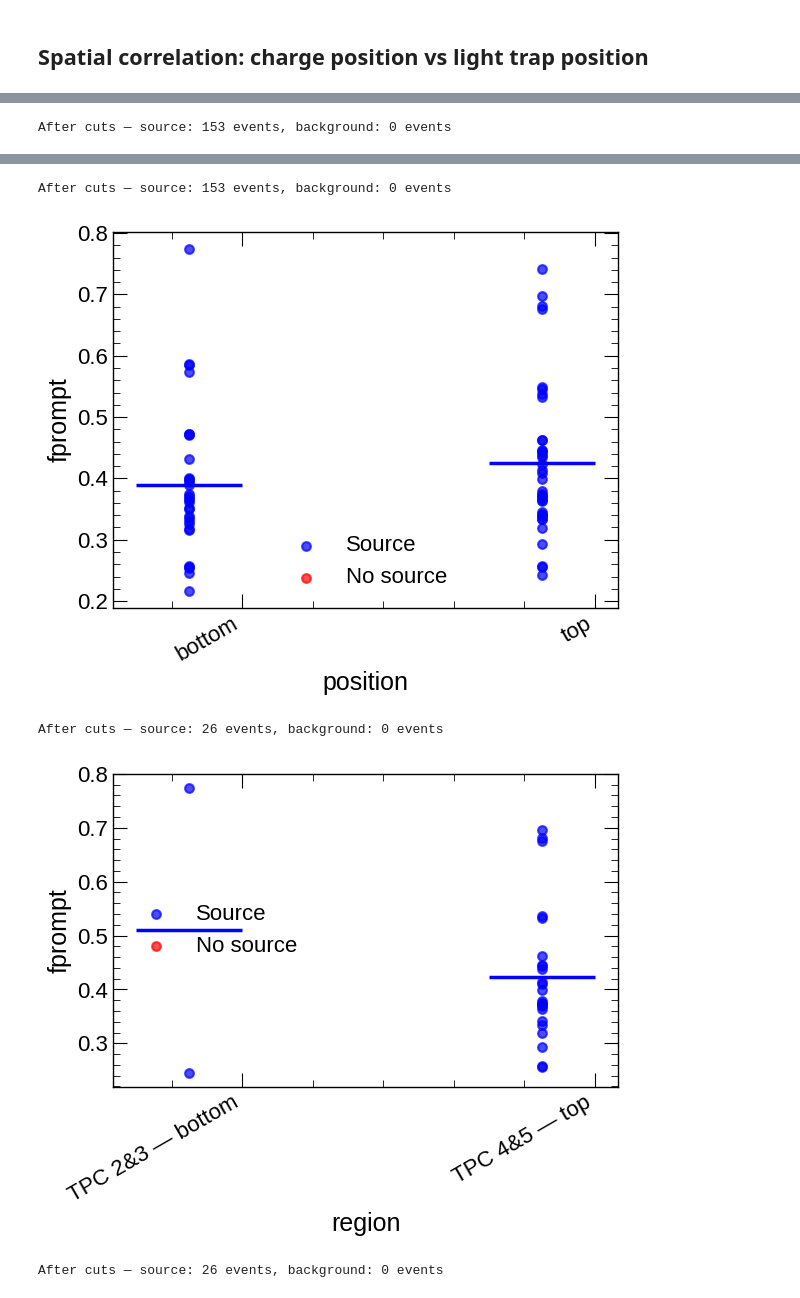
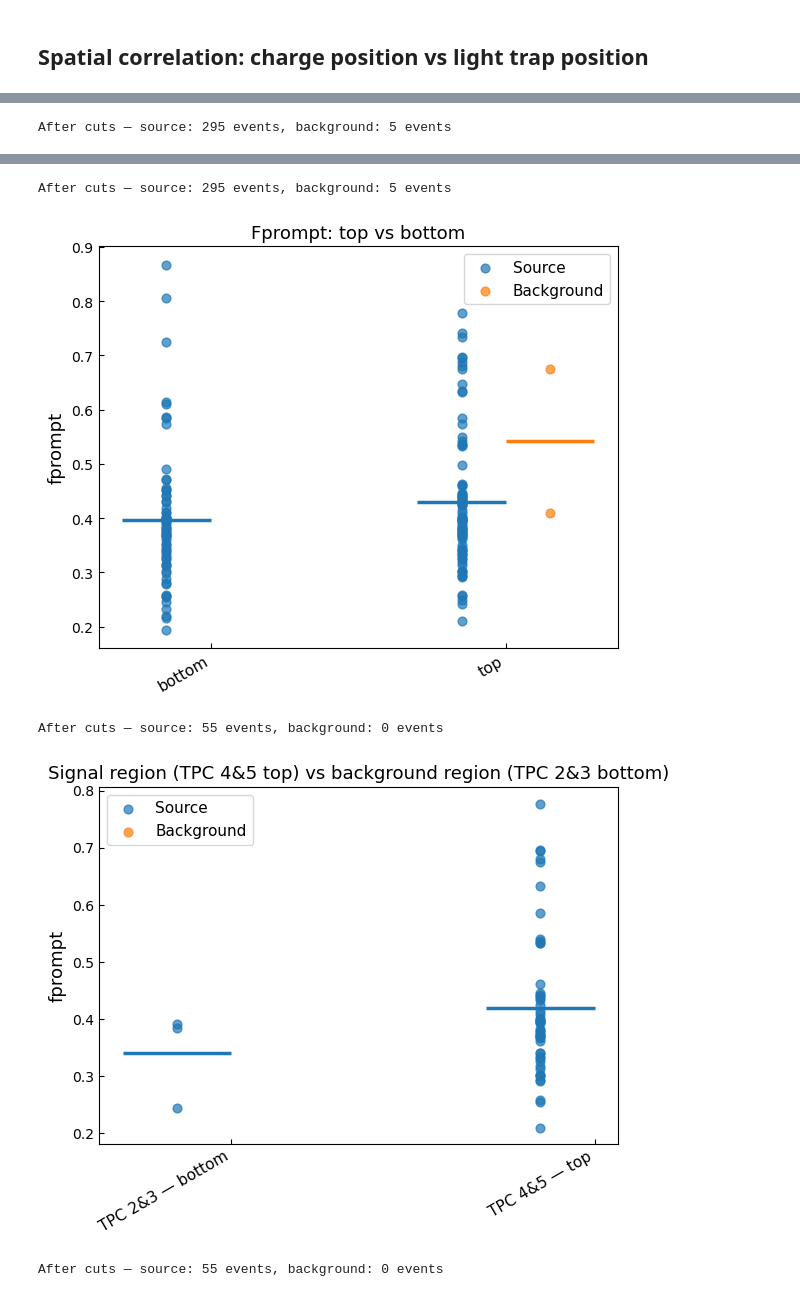
Before and after one commit to lmlepin9/2x2_neutron_sources, a Jupyter notebook: AmBe/light/charge_selection_comparison.ipynb, the cells around one changed output, grey strips where cells are left out. Saved outputs shown, nothing was run; the diff lists cells and outputs as text; code cells hidden in the pictures.

```diff
--- a/AmBe/light/charge_selection_comparison.ipynb
+++ b/AmBe/light/charge_selection_comparison.ipynb
@@ -553,20 +548,19 @@ def compare_groups(src, bkg, group_col, quantity="fprompt", ylabel=None, title="
     for i, grp in enumerate(groups):
         s = src[src[group_col] == grp][quantity].dropna()
         b = bkg[bkg[group_col] == grp][quantity].dropna()
-        ax.scatter([i - 0.15] * len(s), s, color="blue",   alpha=0.7, s=40, zorder=5,
+        ax.scatter([i - 0.15] * len(s), s, color="tab:blue",   alpha=0.7, s=40, zorder=5,
                    label="Source"     if i == 0 else "")
-        ax.scatter([i + 0.15] * len(b), b, color="red", alpha=0.7, s=40, zorder=5,
-                   label="No source" if i == 0 else "")
-        if len(s): ax.hlines(s.mean(), i - 0.3, i,       colors="blue",   lw=2.5)
-        if len(b): ax.hlines(b.mean(), i,       i + 0.3, colors="red", lw=2.5)
+        ax.scatter([i + 0.15] * len(b), b, color="tab:orange", alpha=0.7, s=40, zorder=5,
+                   label="Background" if i == 0 else "")
+        if len(s): ax.hlines(s.mean(), i - 0.3, i,       colors="tab:blue",   lw=2.5)
+        if len(b): ax.hlines(b.mean(), i,       i + 0.3, colors="tab:orange", lw=2.5)
 
     ax.set_xticks(range(len(groups)))
-    ax.set_xticklabels([str(g) for g in groups], rotation=30, ha="right", fontsize=16)
-    ax.set_ylabel(ylabel or quantity, fontsize=18)
-    ax.set_xlabel(group_col, fontsize=18)
-    # ax.set_title(title, fontsize=13)
-    ax.tick_params(direction="in", labelsize=16)
-    ax.legend(fontsize=16)
+    ax.set_xticklabels([str(g) for g in groups], rotation=30, ha="right", fontsize=11)
+    ax.set_ylabel(ylabel or quantity, fontsize=13)
+    ax.set_title(title, fontsize=13)
+    ax.tick_params(direction="in")
+    ax.legend(fontsize=11)
     plt.tight_layout()
     plt.show()
 
@@ -576,7 +570,7 @@ bkg = bevents_df.dropna(subset=["fprompt"])
 
 # Optional cuts — edit these to filter events before grouping
 cuts = {
-    "charge_E": (2.5, 8),    # MeV  — set to None to remove a bound, e.g. (None, 10)
+    "charge_E": (1, 5),    # MeV  — set to None to remove a bound, e.g. (None, 10)
     "integral": (None, 450), # PE   — only upper bound here
 }
 
@@ -615 +609 @@ After cuts — source: 153 events, background: 0 events
-After cuts — source: 153 events, background: 0 events
+After cuts — source: 295 events, background: 5 events
@@ -617,5 +611,5 @@ After cuts — source: 153 events, background: 0 events
-After cuts — source: 153 events, background: 0 events
+After cuts — source: 295 events, background: 5 events
-[figure, old version]
+[figure, new version]
-After cuts — source: 26 events, background: 0 events
+After cuts — source: 55 events, background: 0 events
-[figure, old version]
+[figure, new version]
-After cuts — source: 26 events, background: 0 events
+After cuts — source: 55 events, background: 0 events
```
Also changed, not shown: parts of 9 cells of this notebook, 15 other files.
